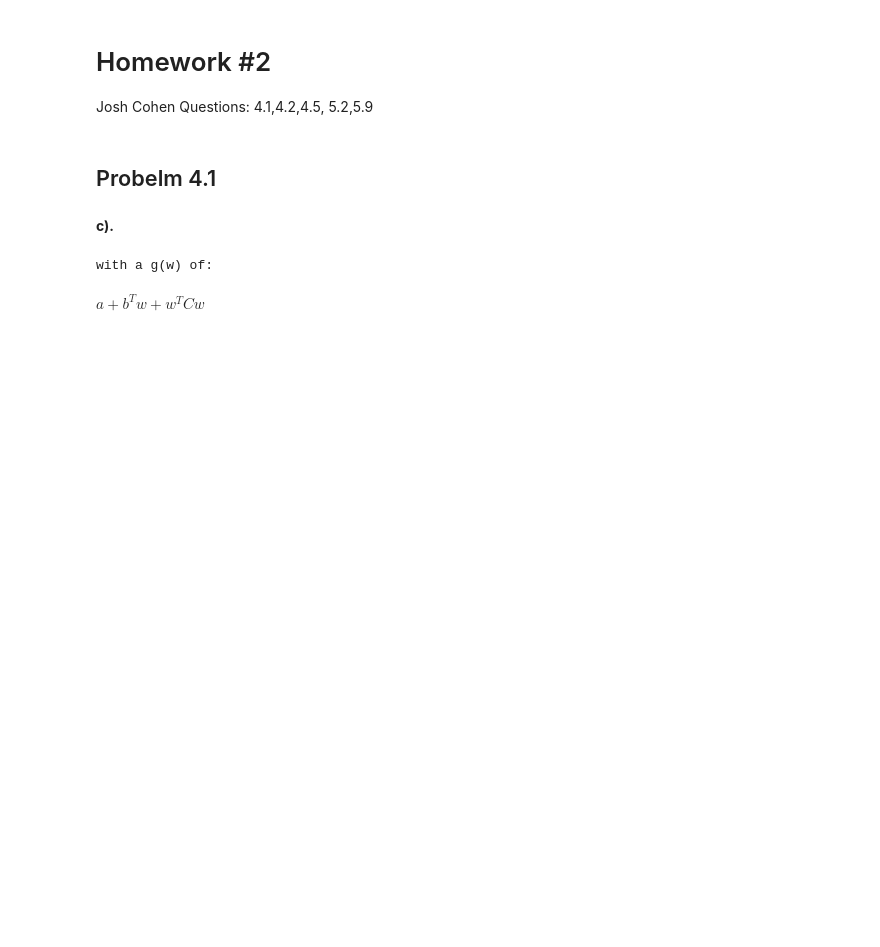
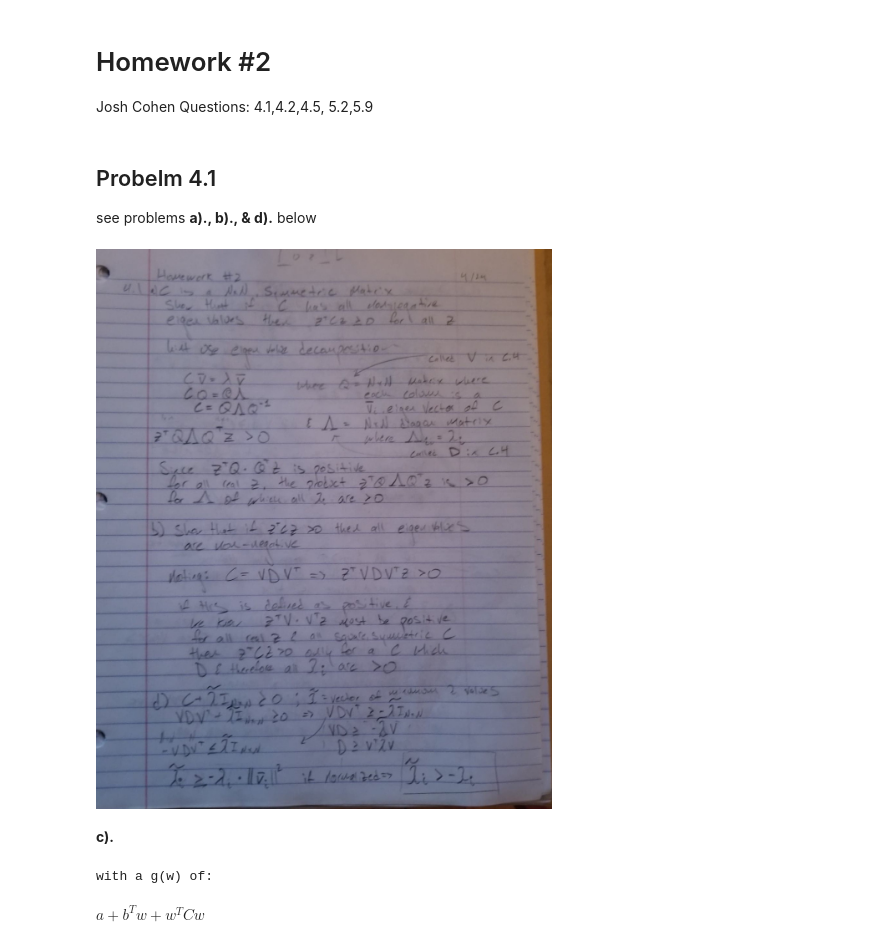
Before and after one commit to JCohner/spring2020, a Jupyter notebook: MLFAA/hw2/Homework2.ipynb, the cells around one changed output. Saved outputs shown, nothing was run; the diff lists cells and outputs as text; code cells hidden in the pictures; blank space fills up the shorter version.

```diff
--- a/MLFAA/hw2/Homework2.ipynb
+++ b/MLFAA/hw2/Homework2.ipynb
@@ -11,5 +12,10 @@ import pandas as pd
 # %% [markdown]
 ## Probelm 4.1
+see problems **a)., b)., & d).**  below
+# %%
+Image("4_1.jpg")
+# %% [output]
+[figure, added]
 # %% [markdown]
 **c).**
 # %%
```
Also changed, not shown: parts of 3 cells of this notebook, 3 other files.
